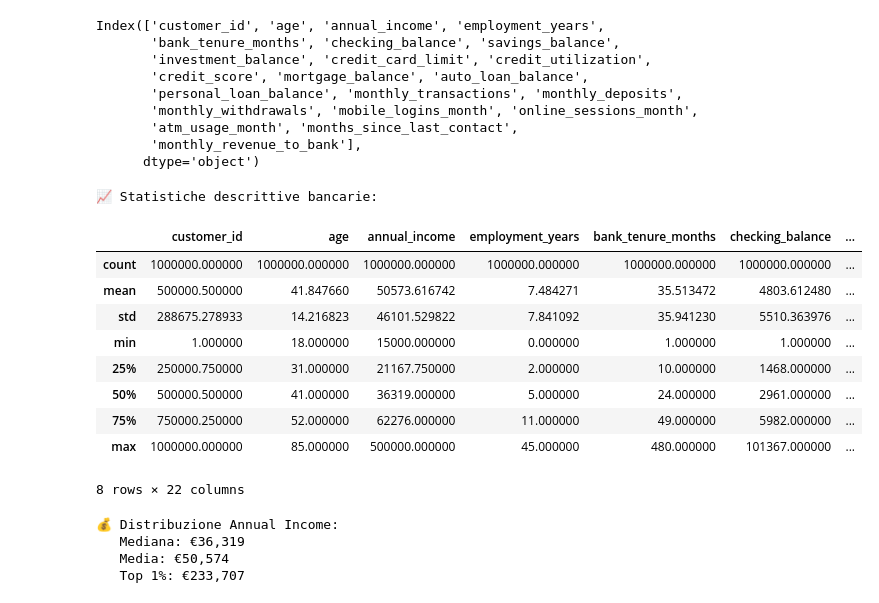
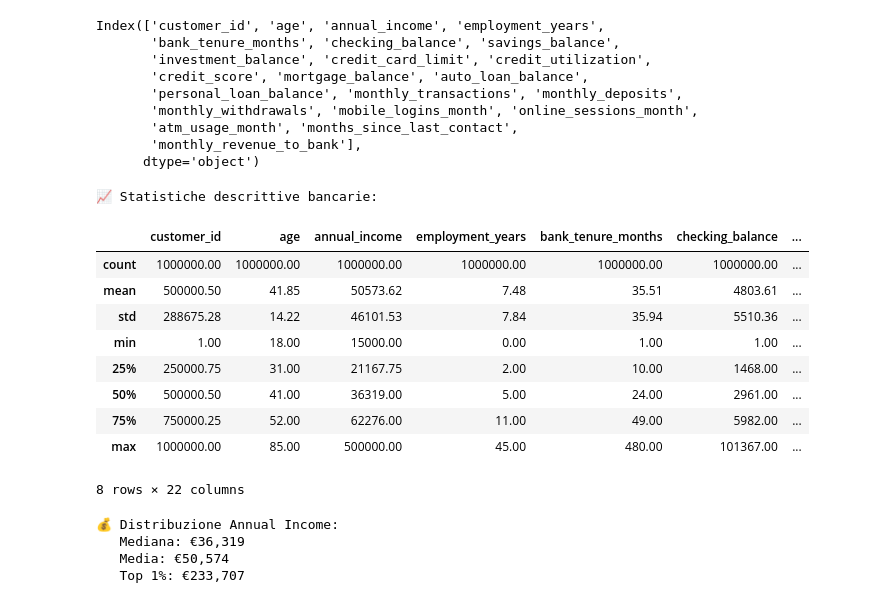
Before and after one commit to antonio-corsi/Corso-Python-Aula-Mediolanum, a Jupyter notebook: B. Customer Segmentation con K-means.ipynb, the cells around one changed output. Saved outputs shown, nothing was run; the diff lists cells and outputs as text; code cells hidden in the pictures.

```diff
--- a/B. Customer Segmentation con K-means.ipynb
+++ b/B. Customer Segmentation con K-means.ipynb
@@ -3022,18 +3101,18 @@ Index(['customer_id', 'age', 'annual_income', 'employment_years',
       dtype='object')
 # %%
 print(f"\n📈 Statistiche descrittive bancarie:")
-display(df.describe())
+display(round(df.describe(),2))
 # %% [output]
 📈 Statistiche descrittive bancarie:
 |  | customer_id | age | annual_income | employment_years | bank_tenure_months | checking_balance | ... |
-| count | 1000000.000000 | 1000000.000000 | 1000000.000000 | 1000000.000000 | 1000000.000000 | 1000000.000000 | ... |
-| mean | 500000.500000 | 41.847660 | 50573.616742 | 7.484271 | 35.513472 | 4803.612480 | ... |
-| std | 288675.278933 | 14.216823 | 46101.529822 | 7.841092 | 35.941230 | 5510.363976 | ... |
-| min | 1.000000 | 18.000000 | 15000.000000 | 0.000000 | 1.000000 | 1.000000 | ... |
-| 25% | 250000.750000 | 31.000000 | 21167.750000 | 2.000000 | 10.000000 | 1468.000000 | ... |
-| 50% | 500000.500000 | 41.000000 | 36319.000000 | 5.000000 | 24.000000 | 2961.000000 | ... |
-| 75% | 750000.250000 | 52.000000 | 62276.000000 | 11.000000 | 49.000000 | 5982.000000 | ... |
-| max | 1000000.000000 | 85.000000 | 500000.000000 | 45.000000 | 480.000000 | 101367.000000 | ... |
+| count | 1000000.00 | 1000000.00 | 1000000.00 | 1000000.00 | 1000000.00 | 1000000.00 | ... |
+| mean | 500000.50 | 41.85 | 50573.62 | 7.48 | 35.51 | 4803.61 | ... |
+| std | 288675.28 | 14.22 | 46101.53 | 7.84 | 35.94 | 5510.36 | ... |
+| min | 1.00 | 18.00 | 15000.00 | 0.00 | 1.00 | 1.00 | ... |
+| 25% | 250000.75 | 31.00 | 21167.75 | 2.00 | 10.00 | 1468.00 | ... |
+| 50% | 500000.50 | 41.00 | 36319.00 | 5.00 | 24.00 | 2961.00 | ... |
+| 75% | 750000.25 | 52.00 | 62276.00 | 11.00 | 49.00 | 5982.00 | ... |
+| max | 1000000.00 | 85.00 | 500000.00 | 45.00 | 480.00 | 101367.00 | ... |
 8 rows × 22 columns
 # %%
 print(f"\n💰 Distribuzione Annual Income:")
```
Also changed, not shown: parts of 25 cells of this notebook.
